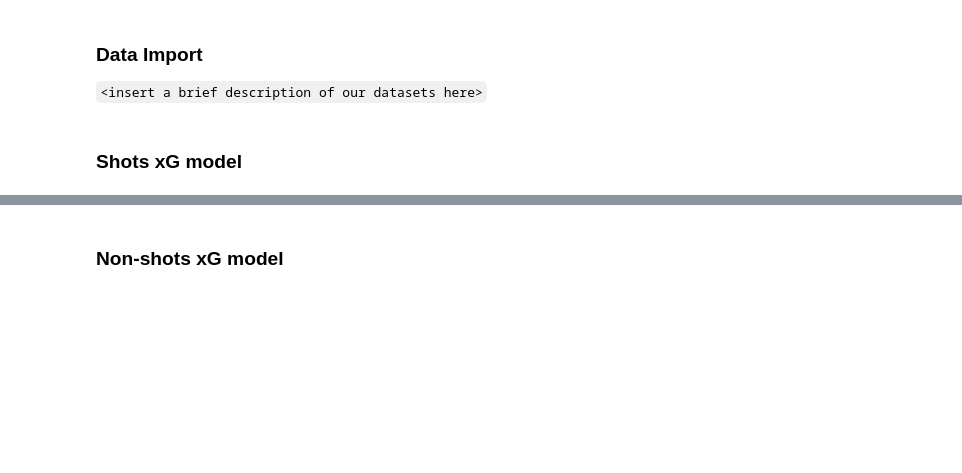
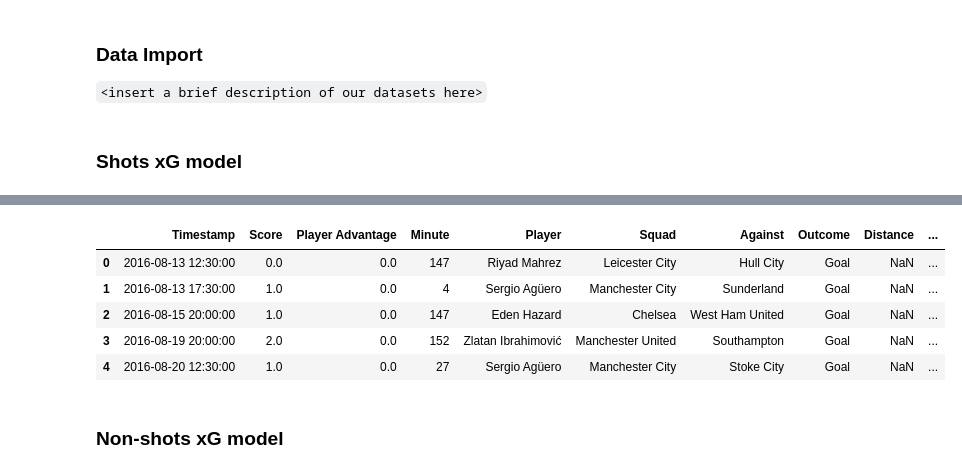
Before and after one commit to abircb/beat-the-bookie, a Jupyter notebook: main.ipynb, the cells around one changed output, grey strips where cells are left out. Cells and saved outputs as stored; diff of their text form; code cells hidden in the pictures; blank space fills up the shorter version.

```diff
--- a/main.ipynb
+++ b/main.ipynb
@@ -38,3 +71,14 @@ from sklearn.preprocessing import PolynomialFeatures
+# %%
+shot_data = pd.read_csv('data/fantasy-league/shot_data.csv', index_col=0)
+# %%
+shot_data.head()
+# %% [output]
+|  | Timestamp | Score | Player Advantage | Minute | Player | Squad | Against | Outcome | Distance | ... |
+| 0 | 2016-08-13 12:30:00 | 0.0 | 0.0 | 147 | Riyad Mahrez | Leicester City | Hull City | Goal | NaN | ... |
+| 1 | 2016-08-13 17:30:00 | 1.0 | 0.0 | 4 | Sergio Agüero | Manchester City | Sunderland | Goal | NaN | ... |
+| 2 | 2016-08-15 20:00:00 | 1.0 | 0.0 | 147 | Eden Hazard | Chelsea | West Ham United | Goal | NaN | ... |
+| 3 | 2016-08-19 20:00:00 | 2.0 | 0.0 | 152 | Zlatan Ibrahimović | Manchester United | Southampton | Goal | NaN | ... |
+| 4 | 2016-08-20 12:30:00 | 1.0 | 0.0 | 27 | Sergio Agüero | Manchester City | Stoke City | Goal | NaN | ... |
 # %% [markdown]
 ### Non-shots xG model
 # %% [markdown]
```
Also changed, not shown: parts of 39 cells of this notebook, 2 other files.
